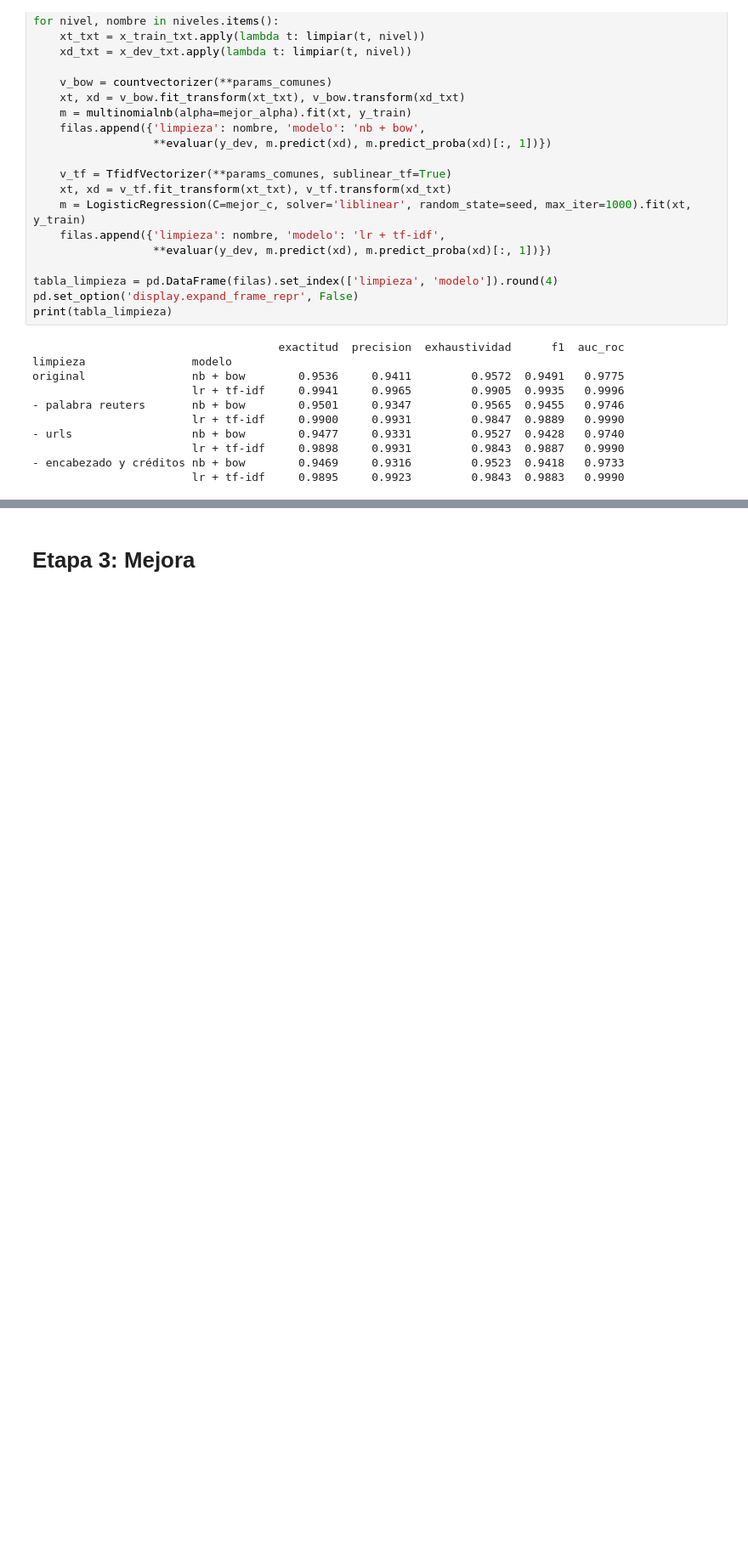
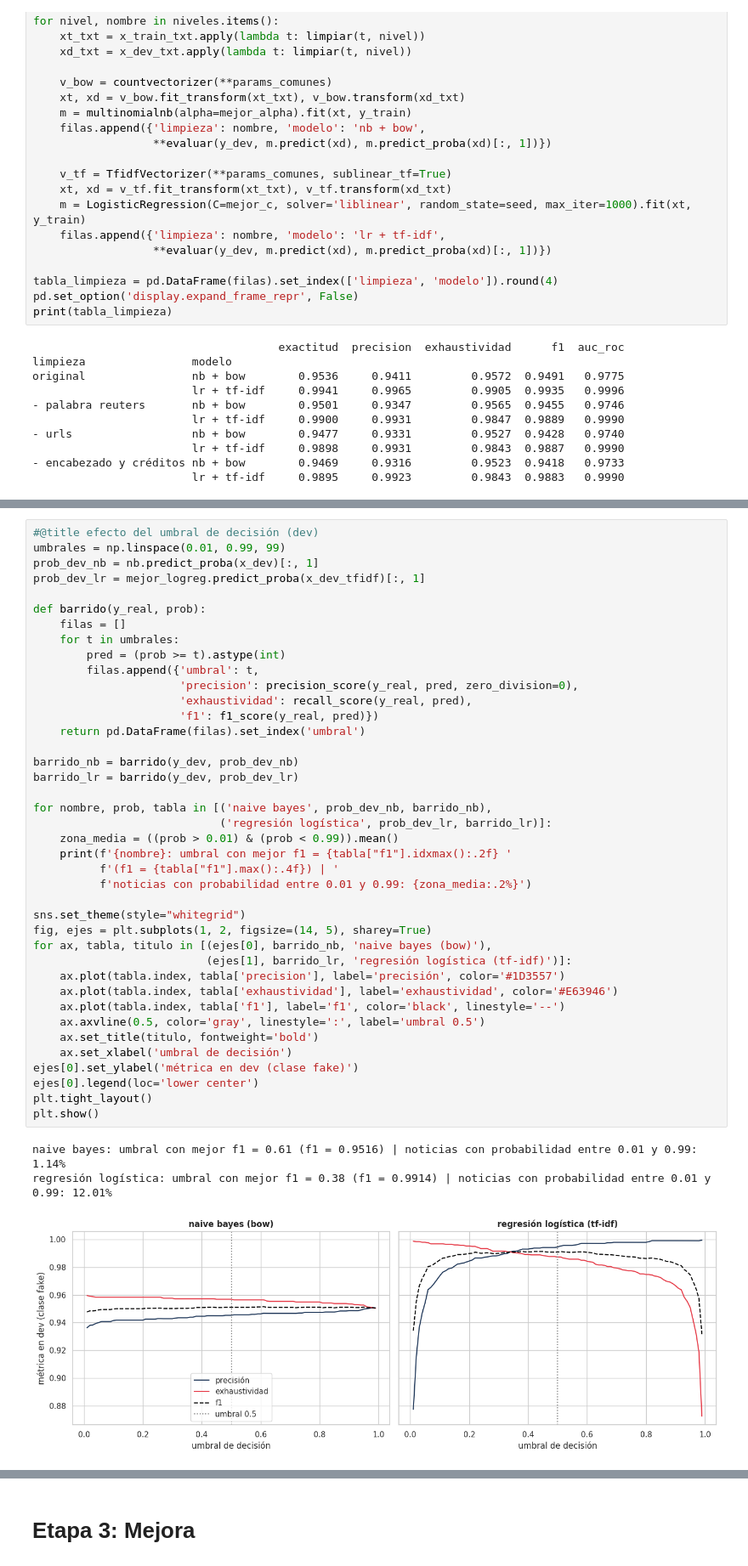
Before and after one commit to kao05/SpamAnalysis-TextMining, a Jupyter notebook: Project_FakeNews.ipynb, the cells around one changed output, grey strips where cells are left out. Shown at 85% size. Saved outputs shown, nothing was run; the diff lists cells and outputs as text; blank space fills up the shorter version.

```diff
--- a/Project_FakeNews.ipynb
+++ b/Project_FakeNews.ipynb
@@ -1609,0 +1613,44 @@ original                nb + bow        0.9536     0.9411         0.9572  0.9491
+# %%
+#@title efecto del umbral de decisión (dev)
+umbrales = np.linspace(0.01, 0.99, 99)
+prob_dev_nb = nb.predict_proba(x_dev)[:, 1]
+prob_dev_lr = mejor_logreg.predict_proba(x_dev_tfidf)[:, 1]
+
+def barrido(y_real, prob):
+    filas = []
+    for t in umbrales:
+        pred = (prob >= t).astype(int)
+        filas.append({'umbral': t,
+                      'precision': precision_score(y_real, pred, zero_division=0),
+                      'exhaustividad': recall_score(y_real, pred),
+                      'f1': f1_score(y_real, pred)})
+    return pd.DataFrame(filas).set_index('umbral')
+
+barrido_nb = barrido(y_dev, prob_dev_nb)
+barrido_lr = barrido(y_dev, prob_dev_lr)
+
+for nombre, prob, tabla in [('naive bayes', prob_dev_nb, barrido_nb),
+                            ('regresión logística', prob_dev_lr, barrido_lr)]:
+    zona_media = ((prob > 0.01) & (prob < 0.99)).mean()
+    print(f'{nombre}: umbral con mejor f1 = {tabla["f1"].idxmax():.2f} '
+          f'(f1 = {tabla["f1"].max():.4f}) | '
+          f'noticias con probabilidad entre 0.01 y 0.99: {zona_media:.2%}')
+
+sns.set_theme(style="whitegrid")
+fig, ejes = plt.subplots(1, 2, figsize=(14, 5), sharey=True)
+for ax, tabla, titulo in [(ejes[0], barrido_nb, 'naive bayes (bow)'),
+                          (ejes[1], barrido_lr, 'regresión logística (tf-idf)')]:
+    ax.plot(tabla.index, tabla['precision'], label='precisión', color='#1D3557')
+    ax.plot(tabla.index, tabla['exhaustividad'], label='exhaustividad', color='#E63946')
+    ax.plot(tabla.index, tabla['f1'], label='f1', color='black', linestyle='--')
+    ax.axvline(0.5, color='gray', linestyle=':', label='umbral 0.5')
+    ax.set_title(titulo, fontweight='bold')
+    ax.set_xlabel('umbral de decisión')
+ejes[0].set_ylabel('métrica en dev (clase fake)')
+ejes[0].legend(loc='lower center')
+plt.tight_layout()
+plt.show()
+# %% [output]
+naive bayes: umbral con mejor f1 = 0.61 (f1 = 0.9516) | noticias con probabilidad entre 0.01 y 0.99: 1.14%
+regresión logística: umbral con mejor f1 = 0.38 (f1 = 0.9914) | noticias con probabilidad entre 0.01 y 0.99: 12.01%
+[figure, added]
```
Also changed, not shown: parts of 8 cells of this notebook.
